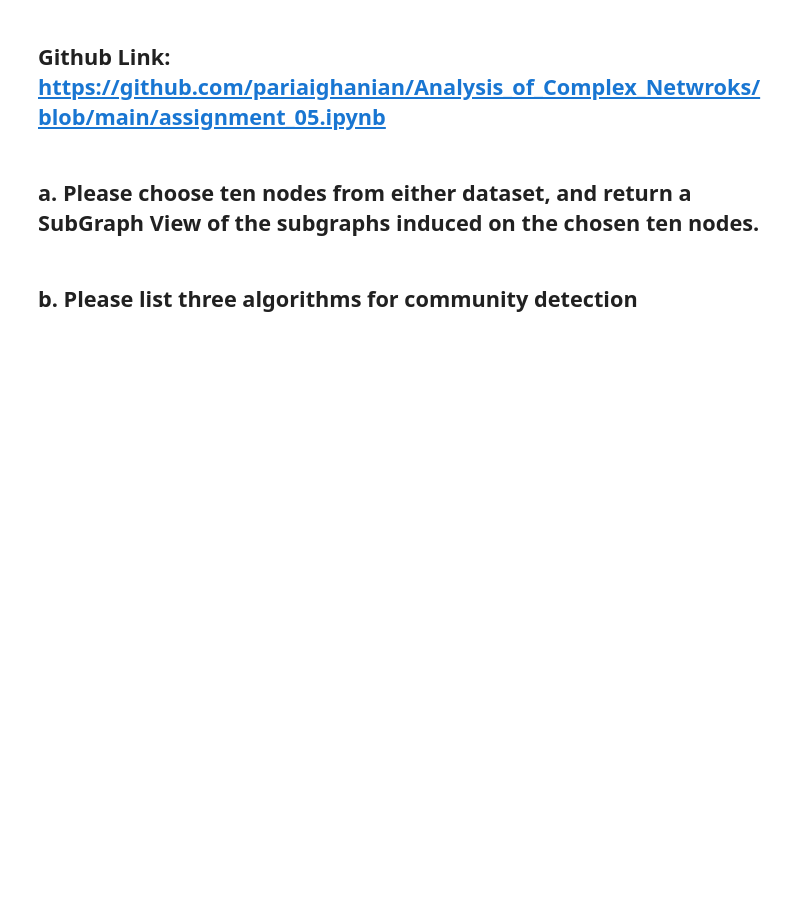
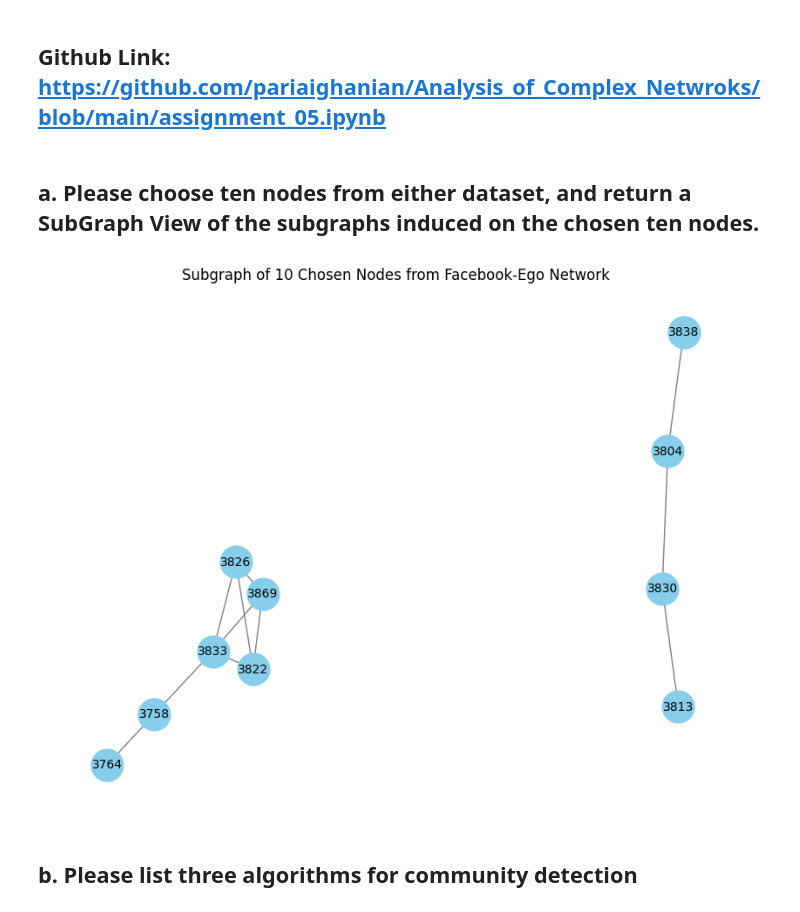
Before and after one commit to pariaighanian/Analysis_of_Complex_Netwroks, a Jupyter notebook: assignment_05.ipynb, the cells around one changed output. Cells and saved outputs as stored; diff of their text form; code cells hidden in the pictures; blank space fills up the shorter version.

```diff
--- a/assignment_05.ipynb
+++ b/assignment_05.ipynb
@@ -17,4 +15,19 @@ facebook_G = nx.read_edgelist('Facebook-Ego/3437_3.edges', nodetype=int)
 # %% [markdown]
 ## a. Please choose ten nodes from either dataset, and return a SubGraph View of the subgraphs induced on the chosen ten nodes.
+# %%
+# Randomly choose 10 nodes from the Facebook-Ego network
+chosen_nodes = list(facebook_G.nodes())[:10]
+
+# Create a subgraph view for the randomly chosen nodes
+subgraph = facebook_G.subgraph(chosen_nodes)
+
+# Plot the subgraph
+plt.figure(figsize=(8, 6))
+pos = nx.spring_layout(subgraph, seed=10)  # Position nodes using spring layout
+nx.draw(subgraph, pos, with_labels=True, node_color='skyblue', edge_color='gray', node_size=700, font_size=10)
+plt.title("Subgraph of 10 Chosen Nodes from Facebook-Ego Network")
+plt.show()
+# %% [output]
+[figure, added]
 # %% [markdown]
 ## b. Please list three algorithms for community detection
```
Also changed, not shown: parts of 7 cells of this notebook.
